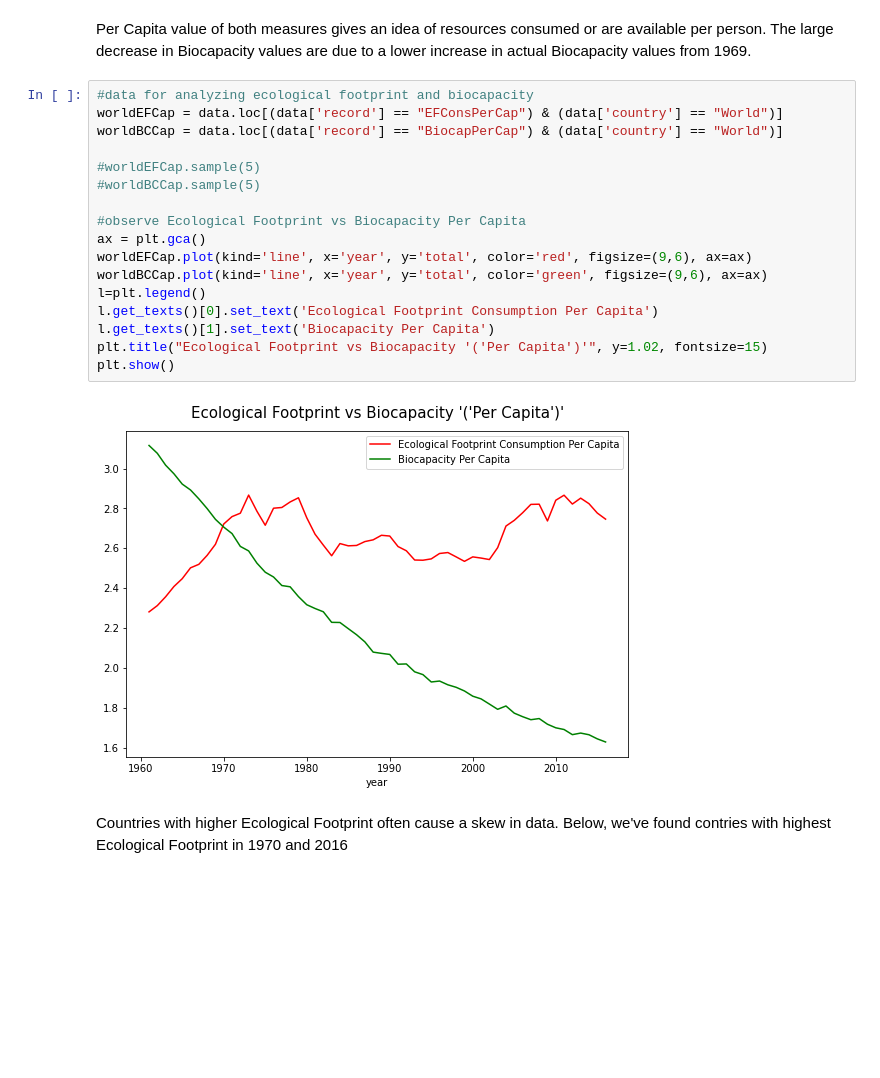
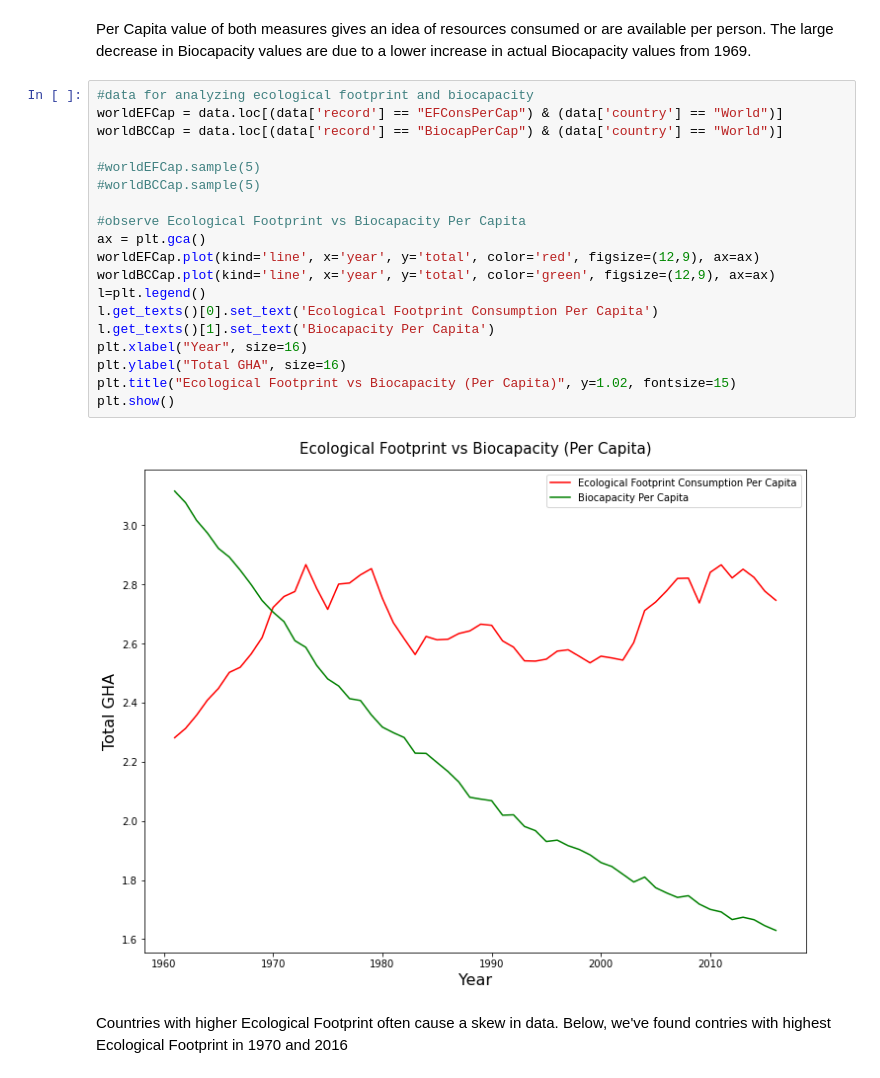
Before and after one commit to ganeshXb/Carbon-Emissions-Ecological-Footprint-Research, a Jupyter notebook: Notebooks/Ecological-Footprint-Biocapacity-EDA.ipynb, the cells around one changed output. Saved outputs shown, nothing was run; the diff lists cells and outputs as text; blank space fills up the shorter version.

```diff
--- a/Notebooks/Ecological-Footprint-Biocapacity-EDA.ipynb
+++ b/Notebooks/Ecological-Footprint-Biocapacity-EDA.ipynb
@@ -195,22 +197,24 @@ The large decrease in Biocapacity values are due to a lower increase in actual B
 # %%
 #data for analyzing ecological footprint and biocapacity
 worldEFCap = data.loc[(data['record'] == "EFConsPerCap") & (data['country'] == "World")]
 worldBCCap = data.loc[(data['record'] == "BiocapPerCap") & (data['country'] == "World")]
 
 #worldEFCap.sample(5)
 #worldBCCap.sample(5)
 
 #observe Ecological Footprint vs Biocapacity Per Capita
 ax = plt.gca()
-worldEFCap.plot(kind='line', x='year', y='total', color='red', figsize=(9,6), ax=ax)
-worldBCCap.plot(kind='line', x='year', y='total', color='green', figsize=(9,6), ax=ax)
+worldEFCap.plot(kind='line', x='year', y='total', color='red', figsize=(12,9), ax=ax)
+worldBCCap.plot(kind='line', x='year', y='total', color='green', figsize=(12,9), ax=ax)
 l=plt.legend()
 l.get_texts()[0].set_text('Ecological Footprint Consumption Per Capita')
 l.get_texts()[1].set_text('Biocapacity Per Capita')
-plt.title("Ecological Footprint vs Biocapacity '('Per Capita')'", y=1.02, fontsize=15)
+plt.xlabel("Year", size=16)
+plt.ylabel("Total GHA", size=16)
+plt.title("Ecological Footprint vs Biocapacity (Per Capita)", y=1.02, fontsize=15)
 plt.show()
 # %% [output]
-[figure, old version]
+[figure, new version]
 # %% [markdown]
 Countries with higher Ecological Footprint often cause a skew in data. Below, we've found contries with highest Ecological Footprint in 1970 and 2016
 # %%
```
Also changed, not shown: parts of 16 cells of this notebook.
